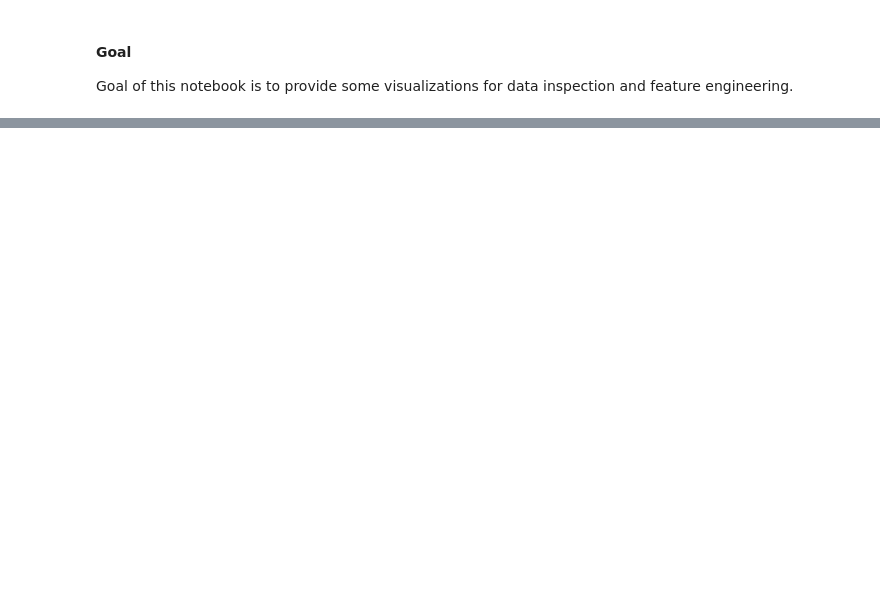
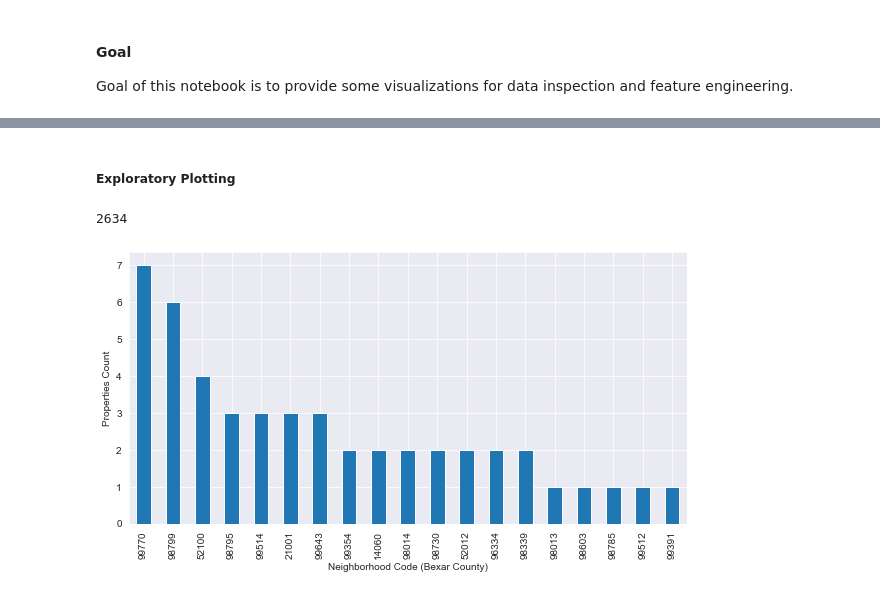
Before and after one commit to mpky/property_project, a Jupyter notebook: notebooks/Bexar_EDA.ipynb, the cells around one changed output, grey strips where cells are left out. Drawn from its saved outputs; the diff is of its cells as text; code cells hidden in the pictures; blank space fills up the shorter version.

```diff
--- a/notebooks/Bexar_EDA.ipynb
+++ b/notebooks/Bexar_EDA.ipynb
@@ -45,0 +122,14 @@ KeplerGl(height=500)
+# %% [markdown]
+##### Exploratory Plotting
+# %%
+# Is there a particular neighborhood or zip code that all these properties are in
+print(prop_df.hood_cd.nunique())
+# %% [output]
+2634
+# %%
+prop_df[prop_df.crim_prop==1]['hood_cd'].value_counts().plot(kind='bar',figsize=(10,5))
+plt.ylabel('Properties Count')
+plt.xlabel('Neighborhood Code (Bexar County)')
+plt.show()
+# %% [output]
+[figure, added]
```
Also changed, not shown: parts of 32 cells of this notebook.
